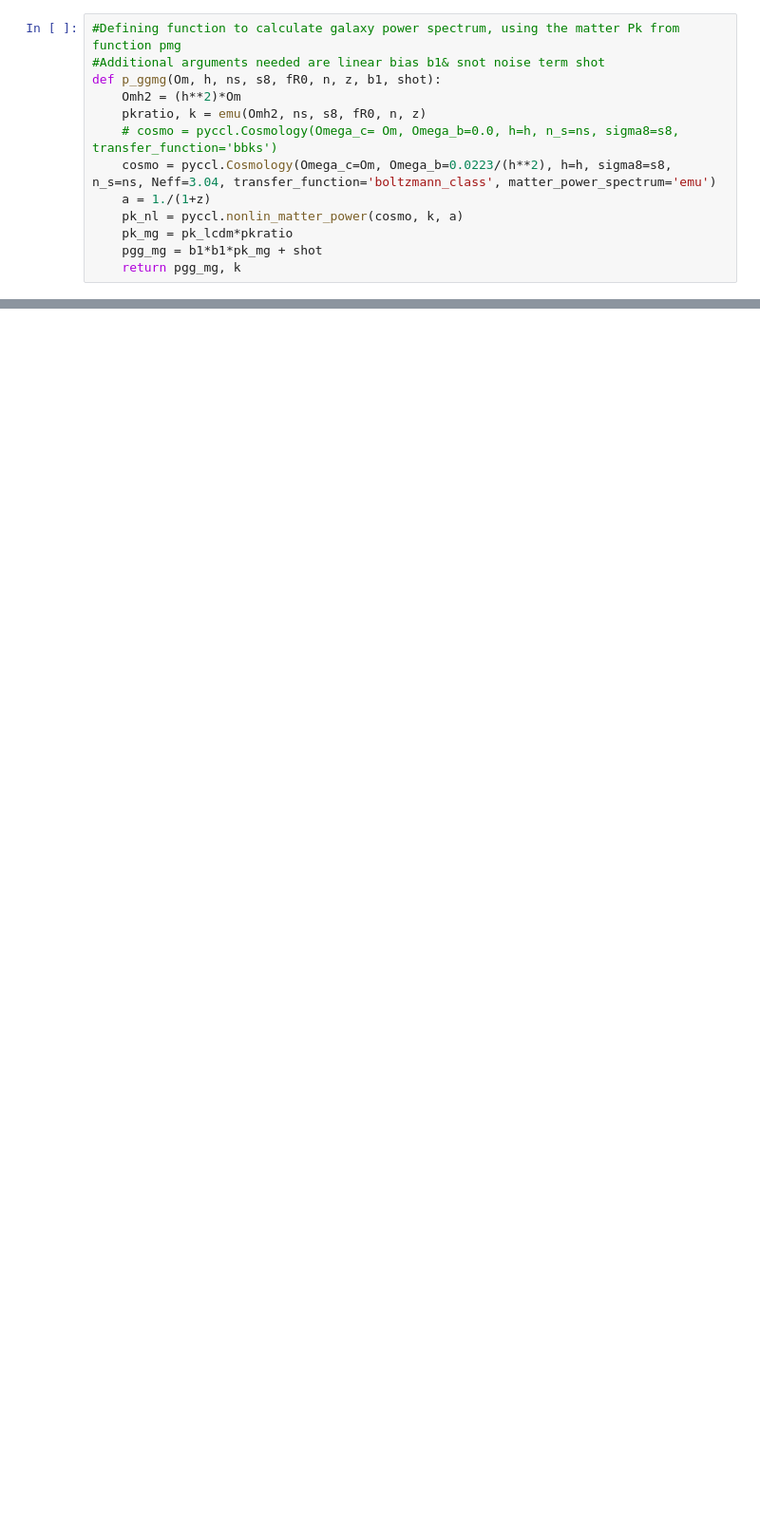
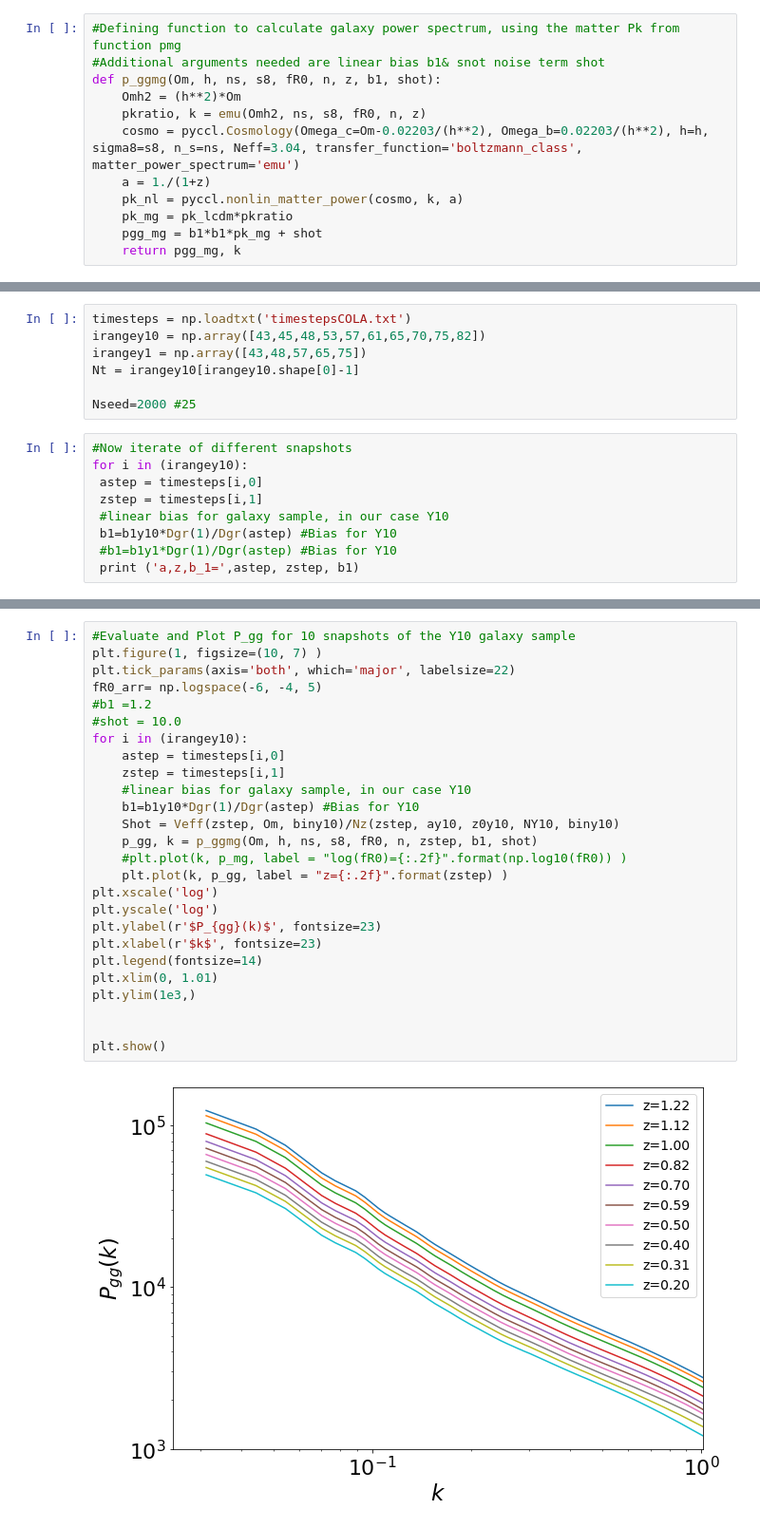
Before and after one commit to LSSTDESC/mgemu, a Jupyter notebook: notebooks/Galaxy_pmg.ipynb, the cells around one changed output, grey strips where cells are left out. Shown at 95% size. Cells and saved outputs as stored; diff of their text form; blank space fills up the shorter version.

Commit message:
adding functions for galaxy bias&Shot noise, and import covariance matrices

```diff
--- a/notebooks/Galaxy_pmg.ipynb
+++ b/notebooks/Galaxy_pmg.ipynb
@@ -33,8 +22,7 @@ def pmg(Om, h, ns, s8, fR0, n, z):
 def p_ggmg(Om, h, ns, s8, fR0, n, z, b1, shot):
     Omh2 = (h**2)*Om
     pkratio, k = emu(Omh2, ns, s8, fR0, n, z)
-    # cosmo = pyccl.Cosmology(Omega_c= Om, Omega_b=0.0, h=h, n_s=ns, sigma8=s8, transfer_function='bbks')
-    cosmo = pyccl.Cosmology(Omega_c=Om, Omega_b=0.0223/(h**2), h=h, sigma8=s8, n_s=ns, Neff=3.04, transfer_function='boltzmann_class', matter_power_spectrum='emu')
+    cosmo = pyccl.Cosmology(Omega_c=Om-0.02203/(h**2), Omega_b=0.02203/(h**2), h=h, sigma8=s8, n_s=ns, Neff=3.04, transfer_function='boltzmann_class', matter_power_spectrum='emu')
     a = 1./(1+z)
     pk_nl = pyccl.nonlin_matter_power(cosmo, k, a)
     pk_mg = pk_lcdm*pkratio
@@ -89,0 +184,16 @@ plt.show()
+# %%
+timesteps = np.loadtxt('timestepsCOLA.txt')
+irangey10 = np.array([43,45,48,53,57,61,65,70,75,82])
+irangey1 = np.array([43,48,57,65,75])
+Nt = irangey10[irangey10.shape[0]-1]
+
+Nseed=2000 #25
+# %%
+#Now iterate of different snapshots
+for i in (irangey10):
+ astep = timesteps[i,0]
+ zstep = timesteps[i,1]
+ #linear bias for galaxy sample, in our case Y10
+ b1=b1y10*Dgr(1)/Dgr(astep) #Bias for Y10
+ #b1=b1y1*Dgr(1)/Dgr(astep) #Bias for Y10
+ print ('a,z,b_1=',astep, zstep, b1)
@@ -89,0 +211,28 @@ plt.show()
+# %%
+#Evaluate and Plot P_gg for 10 snapshots of the Y10 galaxy sample
+plt.figure(1, figsize=(10, 7) )
+plt.tick_params(axis='both', which='major', labelsize=22)
+fR0_arr= np.logspace(-6, -4, 5)
+#b1 =1.2
+#shot = 10.0
+for i in (irangey10):
+    astep = timesteps[i,0]
+    zstep = timesteps[i,1]
+    #linear bias for galaxy sample, in our case Y10
+    b1=b1y10*Dgr(1)/Dgr(astep) #Bias for Y10
+    Shot = Veff(zstep, Om, biny10)/Nz(zstep, ay10, z0y10, NY10, biny10)
+    p_gg, k = p_ggmg(Om, h, ns, s8, fR0, n, zstep, b1, shot)
+    #plt.plot(k, p_mg, label = "log(fR0)={:.2f}".format(np.log10(fR0)) )
+    plt.plot(k, p_gg, label = "z={:.2f}".format(zstep) )
+plt.xscale('log')
+plt.yscale('log')
+plt.ylabel(r'$P_{gg}(k)$', fontsize=23)
+plt.xlabel(r'$k$', fontsize=23)
+plt.legend(fontsize=14)
+plt.xlim(0, 1.01)
+plt.ylim(1e3,)
+
+
+plt.show()
+# %% [output]
+[figure, added]
```
Also changed, not shown: parts of 19 cells of this notebook.
